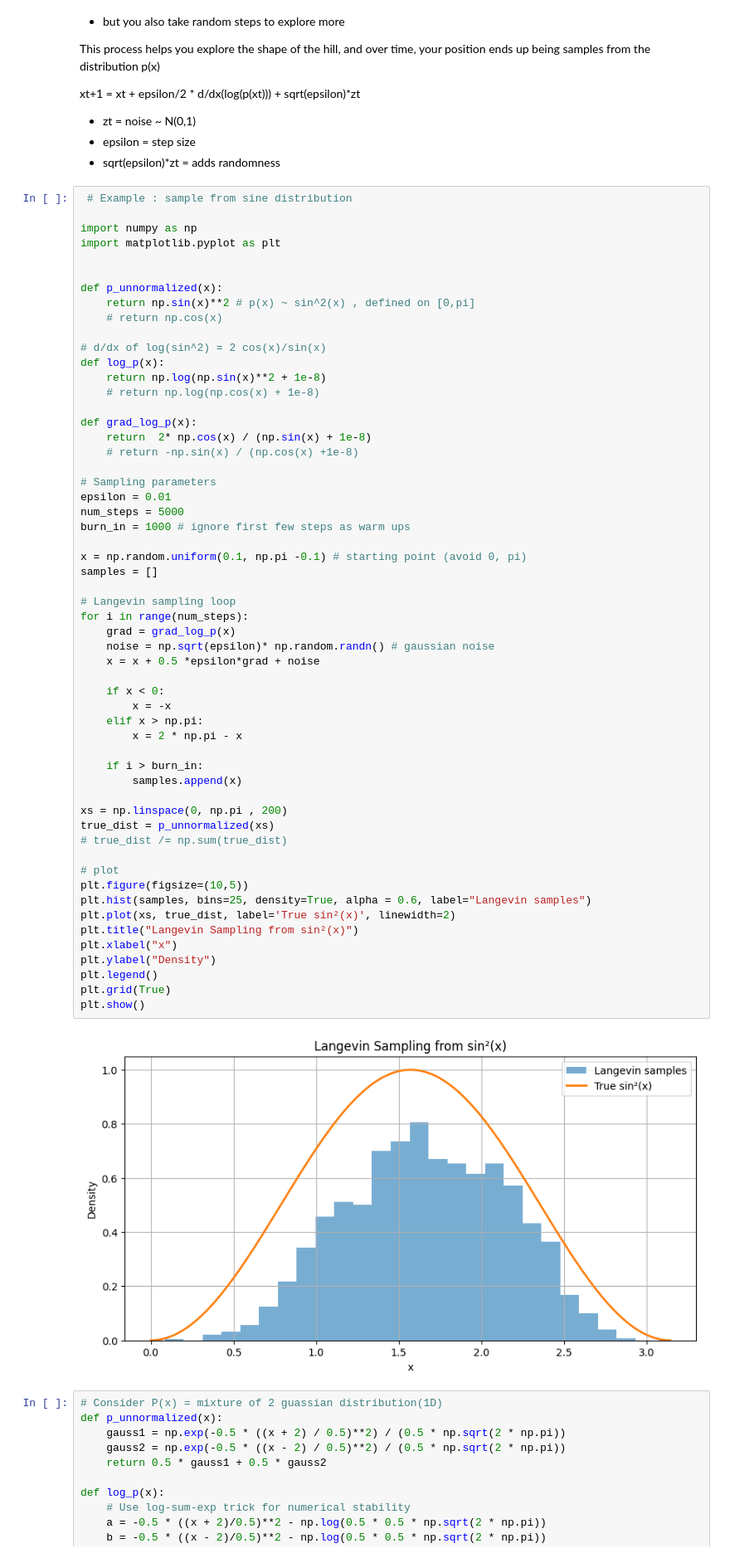
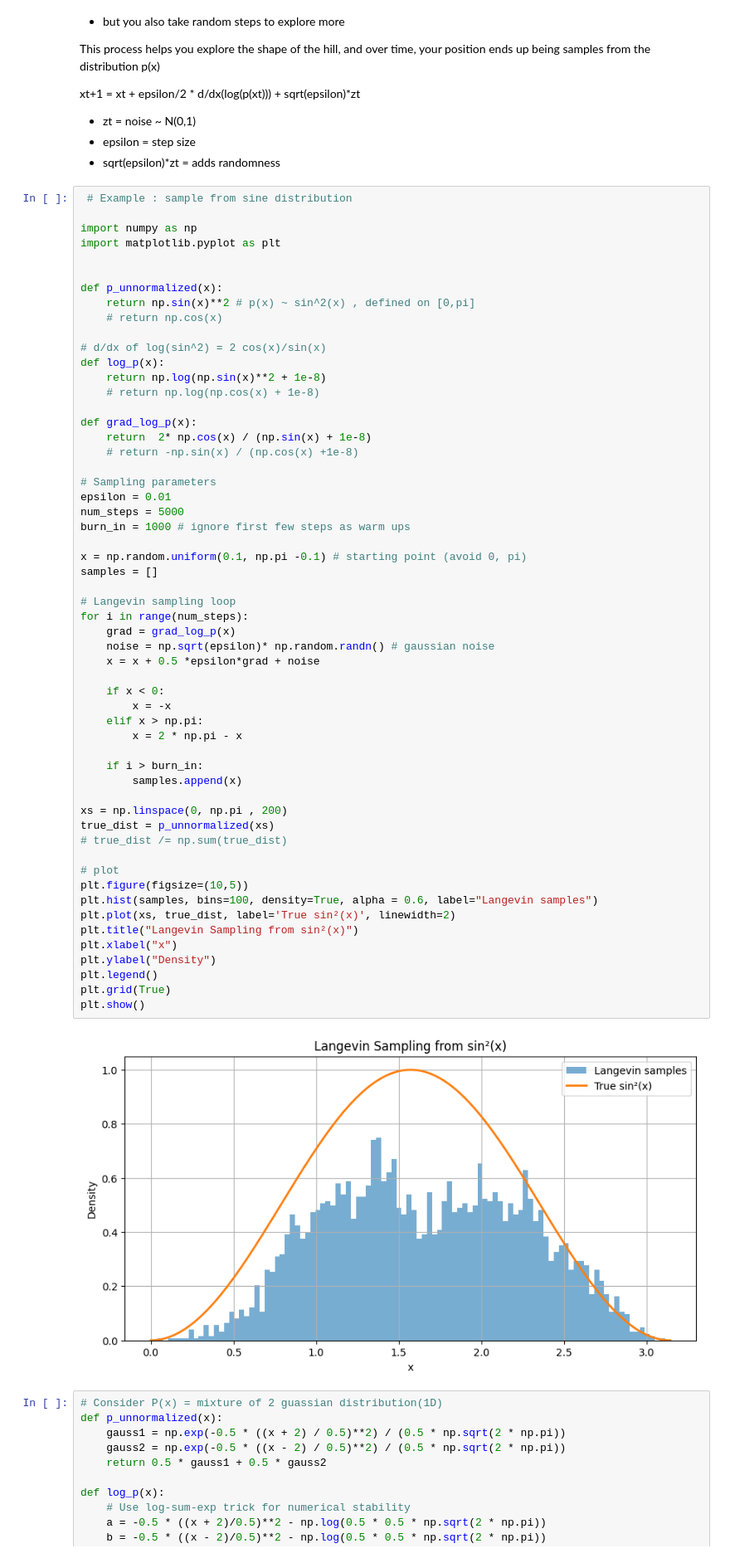
Before and after one commit to Jaseelkt007/Generative_AI_basics, a Jupyter notebook: Langvin_sampling.ipynb, the cells around one changed output. Shown at 83% size. Saved outputs shown, nothing was run; the diff lists cells and outputs as text.

```diff
--- a/Langvin_sampling.ipynb
+++ b/Langvin_sampling.ipynb
@@ -44,35 +44,35 @@ x = np.random.uniform(0.1, np.pi -0.1) # starting point (avoid 0, pi)
 samples = []
 
 # Langevin sampling loop
 for i in range(num_steps):
     grad = grad_log_p(x)
     noise = np.sqrt(epsilon)* np.random.randn() # gaussian noise
     x = x + 0.5 *epsilon*grad + noise
 
     if x < 0:
         x = -x
     elif x > np.pi:
         x = 2 * np.pi - x
 
     if i > burn_in:
         samples.append(x)
 
 xs = np.linspace(0, np.pi , 200)
 true_dist = p_unnormalized(xs)
 # true_dist /= np.sum(true_dist)
 
 # plot
 plt.figure(figsize=(10,5))
-plt.hist(samples, bins=25, density=True, alpha = 0.6, label="Langevin samples")
+plt.hist(samples, bins=100, density=True, alpha = 0.6, label="Langevin samples")
 plt.plot(xs, true_dist, label='True sin²(x)', linewidth=2)
 plt.title("Langevin Sampling from sin²(x)")
 plt.xlabel("x")
 plt.ylabel("Density")
 plt.legend()
 plt.grid(True)
 plt.show()
 # %% [output]
-[figure, old version]
+[figure, new version]
 # %%
 # Consider P(x) = mixture of 2 guassian distribution(1D)
 def p_unnormalized(x):
```
Also changed, not shown: parts of 7 cells of this notebook.
